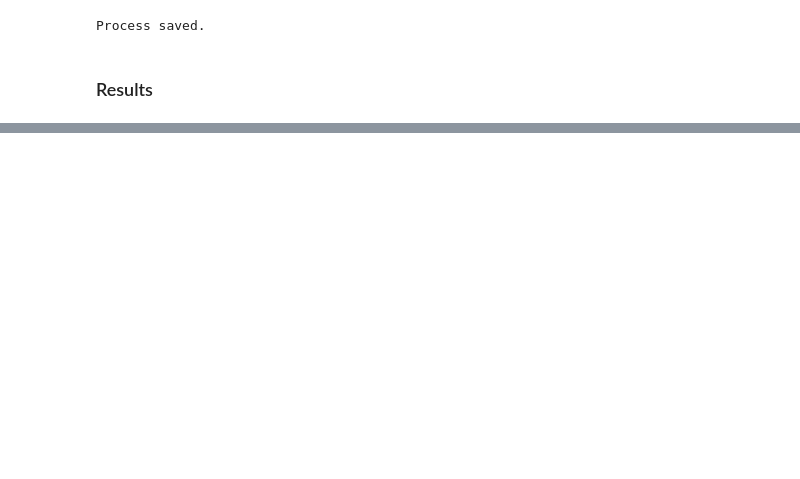
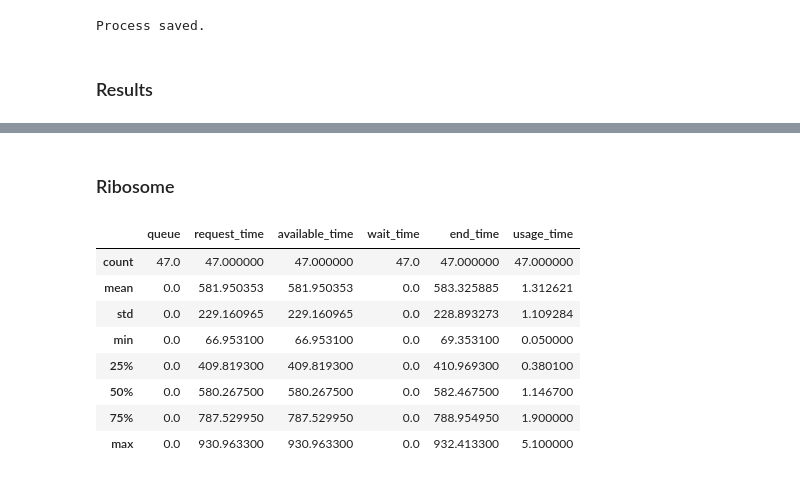
Before and after one commit to GiuliaGhisolfi/ProteinSynthesis, a Jupyter notebook: test.ipynb, the cells around one changed output, grey strips where cells are left out. Drawn from its saved outputs; the diff is of its cells as text; code cells hidden in the pictures; blank space fills up the shorter version.

```diff
--- a/test.ipynb
+++ b/test.ipynb
@@ -204,0 +174,19 @@ barplot_nucleotide_level_over_time1(
+# %% [markdown]
+### Ribosome
+# %%
+with open('results/ribosome_history.json') as f:
+    ribosome_dict = json.load(f)
+# %%
+ribosome_df = dict_to_dataframe(ribosome_dict)
+# %%
+ribosome_df.describe()
+# %% [output]
+|  | queue | request_time | available_time | wait_time | end_time | usage_time |
+| count | 47.0 | 47.000000 | 47.000000 | 47.0 | 47.000000 | 47.000000 |
+| mean | 0.0 | 581.950353 | 581.950353 | 0.0 | 583.325885 | 1.312621 |
+| std | 0.0 | 229.160965 | 229.160965 | 0.0 | 228.893273 | 1.109284 |
+| min | 0.0 | 66.953100 | 66.953100 | 0.0 | 69.353100 | 0.050000 |
+| 25% | 0.0 | 409.819300 | 409.819300 | 0.0 | 410.969300 | 0.380100 |
+| 50% | 0.0 | 580.267500 | 580.267500 | 0.0 | 582.467500 | 1.146700 |
+| 75% | 0.0 | 787.529950 | 787.529950 | 0.0 | 788.954950 | 1.900000 |
+| max | 0.0 | 930.963300 | 930.963300 | 0.0 | 932.413300 | 5.100000 |
```
Also changed, not shown: parts of 25 cells of this notebook, 4 other files.
